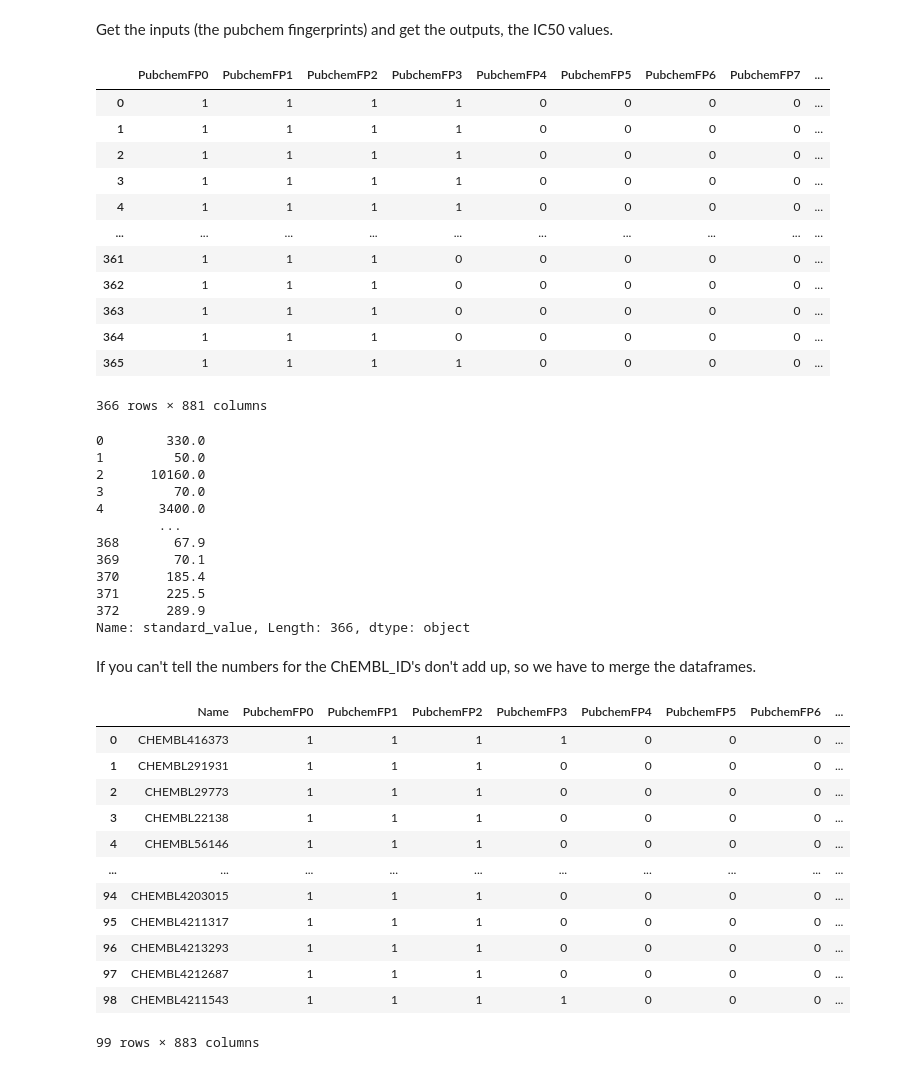
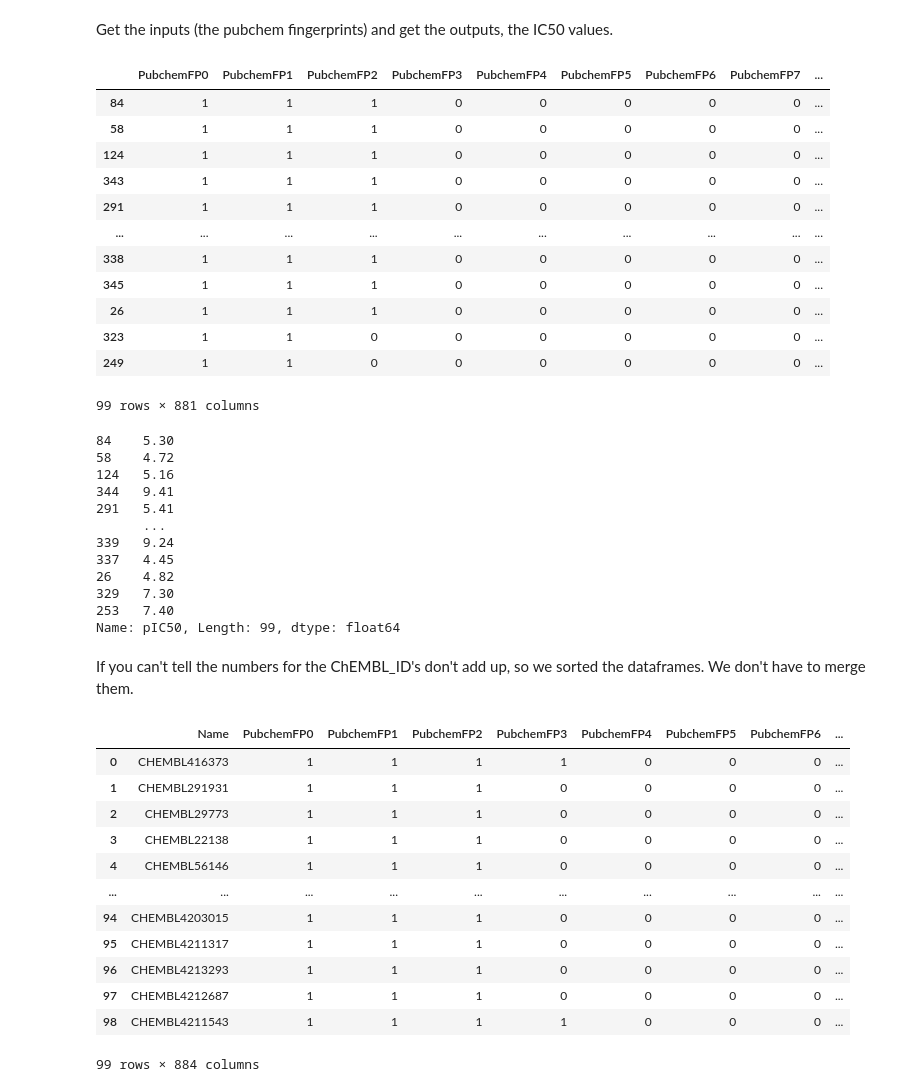
Before and after one commit to cqtqlyst/science-fair-24, a Jupyter notebook: project.ipynb, the cells around one changed output. Drawn from its saved outputs; the diff is of its cells as text; code cells hidden in the pictures.

```diff
--- a/project.ipynb
+++ b/project.ipynb
@@ -206,50 +297,57 @@ from sklearn.model_selection import GridSearchCV
 Get the inputs (the pubchem fingerprints) and get the outputs, the IC50 values.
 # %%
 inputs = pd.read_csv("descriptors_output.csv")
-inputs = inputs.drop('Name', axis=1)
-# inputs = inputs.drop_duplicates(subset='Name')
+# inputs_sorted = inputs.sort_values(by='Name')
+# inputs_sorted = inputs_sorted.drop('Name', axis=1)
+inputs = inputs.drop_duplicates(subset='Name')
+inputs_sorted = inputs.sort_values(by='Name')
+inputs_sorted = inputs_sorted.drop('Name', axis=1)
 
-inputs
+inputs_sorted
 # %% [output]
 |  | PubchemFP0 | PubchemFP1 | PubchemFP2 | PubchemFP3 | PubchemFP4 | PubchemFP5 | PubchemFP6 | PubchemFP7 | ... |
-| 0 | 1 | 1 | 1 | 1 | 0 | 0 | 0 | 0 | ... |
-| 1 | 1 | 1 | 1 | 1 | 0 | 0 | 0 | 0 | ... |
-| 2 | 1 | 1 | 1 | 1 | 0 | 0 | 0 | 0 | ... |
-| 3 | 1 | 1 | 1 | 1 | 0 | 0 | 0 | 0 | ... |
-| 4 | 1 | 1 | 1 | 1 | 0 | 0 | 0 | 0 | ... |
+| 84 | 1 | 1 | 1 | 0 | 0 | 0 | 0 | 0 | ... |
+| 58 | 1 | 1 | 1 | 0 | 0 | 0 | 0 | 0 | ... |
+| 124 | 1 | 1 | 1 | 0 | 0 | 0 | 0 | 0 | ... |
+| 343 | 1 | 1 | 1 | 0 | 0 | 0 | 0 | 0 | ... |
+| 291 | 1 | 1 | 1 | 0 | 0 | 0 | 0 | 0 | ... |
 | ... | ... | ... | ... | ... | ... | ... | ... | ... | ... |
-| 361 | 1 | 1 | 1 | 0 | 0 | 0 | 0 | 0 | ... |
-| 362 | 1 | 1 | 1 | 0 | 0 | 0 | 0 | 0 | ... |
-| 363 | 1 | 1 | 1 | 0 | 0 | 0 | 0 | 0 | ... |
-| 364 | 1 | 1 | 1 | 0 | 0 | 0 | 0 | 0 | ... |
-| 365 | 1 | 1 | 1 | 1 | 0 | 0 | 0 | 0 | ... |
+| 338 | 1 | 1 | 1 | 0 | 0 | 0 | 0 | 0 | ... |
+| 345 | 1 | 1 | 1 | 0 | 0 | 0 | 0 | 0 | ... |
+| 26 | 1 | 1 | 1 | 0 | 0 | 0 | 0 | 0 | ... |
+| 323 | 1 | 1 | 0 | 0 | 0 | 0 | 0 | 0 | ... |
+| 249 | 1 | 1 | 0 | 0 | 0 | 0 | 0 | 0 | ... |
-366 rows × 881 columns
+99 rows × 881 columns
 # %%
-outputs = dhfr_data['standard_value']
-# outputs = dhfr_data[['molecule_chembl_id', 'standard_value']]
-# outputs = outputs.rename(columns={'molecule_chembl_id': 'Name'})
-# outputs = outputs.drop_duplicates(subset='Name')
+outputs = pd.read_csv("dhfr_pIC50.csv")
+# outputs_sorted = outputs_sorted['pIC50']
+# outputs = outputs['pIC50']
+# outputs = dhfr_pIC50[['molecule_chembl_id', 'standard_value']]
+outputs = outputs.drop_duplicates(subset='molecule_chembl_id')
+outputs = outputs.rename(columns={'molecule_chembl_id': 'Name'})
+outputs_sorted = outputs.sort_values(by='Name')
+outputs_sorted = outputs_sorted['pIC50']
 
-outputs
+outputs_sorted
 # %% [output]
-0        330.0
-1         50.0
-2      10160.0
-3         70.0
-4       3400.0
-        ...
-368       67.9
-369       70.1
-370      185.4
-371      225.5
-372      289.9
-Name: standard_value, Length: 366, dtype: object
+84    5.30
+58    4.72
+124   5.16
+344   9.41
+291   5.41
+      ...
+339   9.24
+337   4.45
+26    4.82
+329   7.30
+253   7.40
+Name: pIC50, Length: 99, dtype: float64
 # %% [markdown]
-If you can't tell the numbers for the ChEMBL_ID's don't add up, so we have to merge the dataframes.
+If you can't tell the numbers for the ChEMBL_ID's don't add up, so we sorted the dataframes. We don't have to merge them.
 # %%
-# combined = pd.merge(inputs, outputs, on='Name')
+combined = pd.merge(inputs, outputs, on='Name')
 
-# combined
+combined
 # %% [output]
 |  | Name | PubchemFP0 | PubchemFP1 | PubchemFP2 | PubchemFP3 | PubchemFP4 | PubchemFP5 | PubchemFP6 | ... |
 | 0 | CHEMBL416373 | 1 | 1 | 1 | 1 | 0 | 0 | 0 | ... |
@@ -263,5 +361,5 @@ If you can't tell the numbers for the ChEMBL_ID's don't add up, so we have to me
 | 96 | CHEMBL4213293 | 1 | 1 | 1 | 0 | 0 | 0 | 0 | ... |
 | 97 | CHEMBL4212687 | 1 | 1 | 1 | 0 | 0 | 0 | 0 | ... |
 | 98 | CHEMBL4211543 | 1 | 1 | 1 | 1 | 0 | 0 | 0 | ... |
-99 rows × 883 columns
+99 rows × 884 columns
 # %%
```
Also changed, not shown: parts of 18 cells of this notebook, 1 other file.
